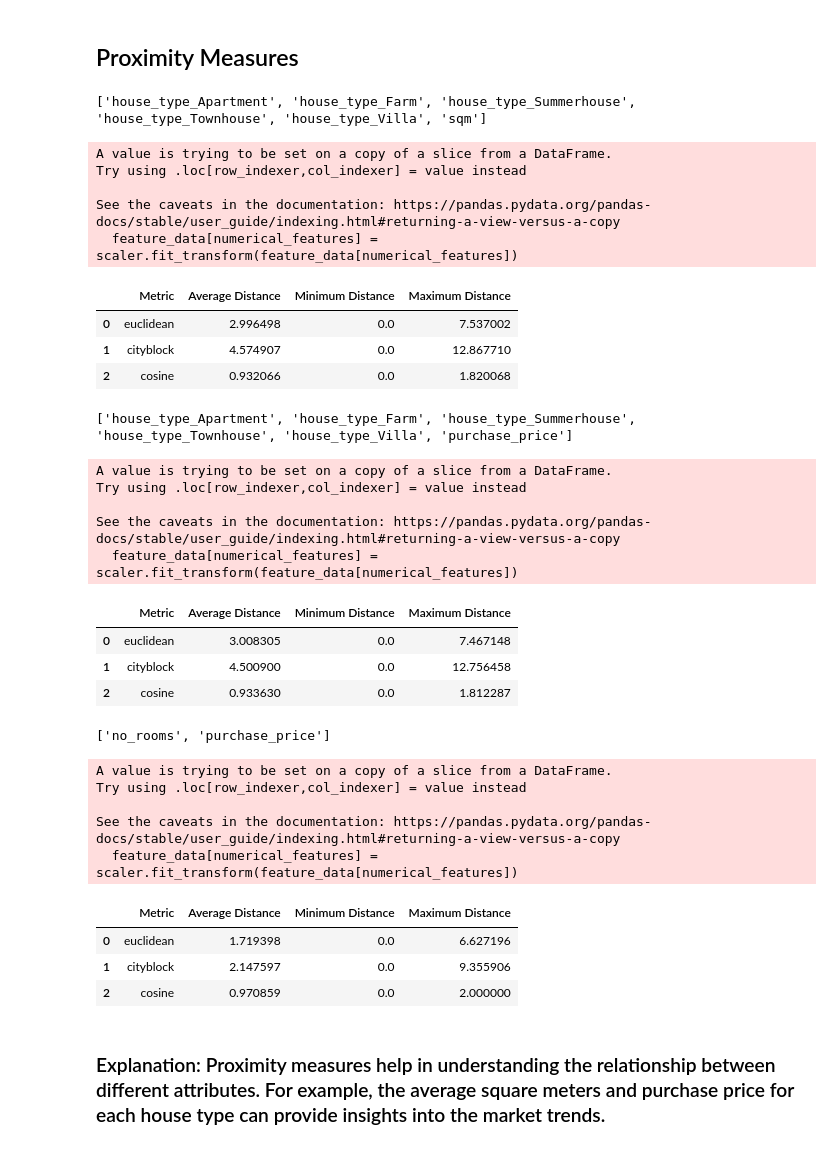
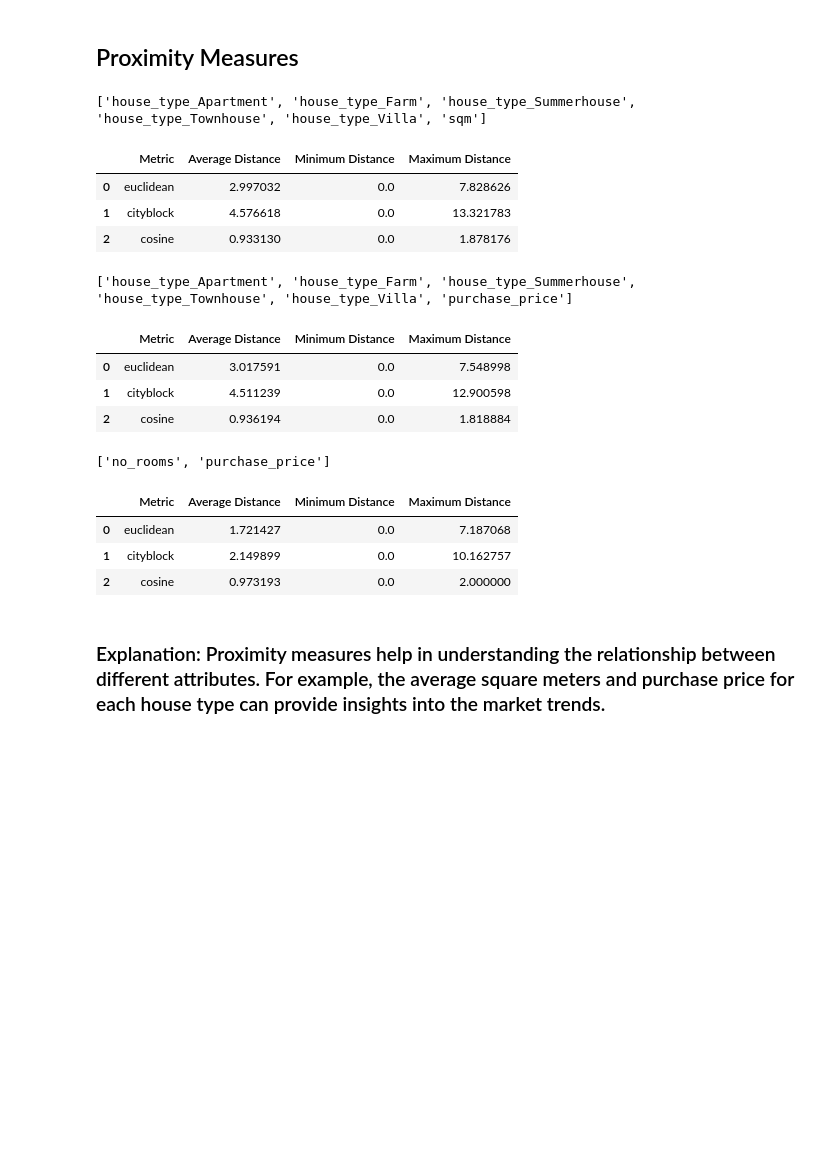
Before and after one commit to shrikant131/FeatureEngineering, a Jupyter notebook: feature_engineering1.ipynb, the cells around one changed output. Cells and saved outputs as stored; diff of their text form; code cells hidden in the pictures; blank space fills up the shorter version.

```diff
--- a/feature_engineering1.ipynb
+++ b/feature_engineering1.ipynb
@@ -242,15 +244,15 @@ def calculate_proximity(df, feature1, feature2, metrics=['euclidean', 'cityblock
         A dictionary containing proximity matrices for each metric.
     """
 
-    # Select a random sample of 1000 rows (or adjust as needed)
-    subset_df = df.sample(n=1000)
+    subset_df = df.sample(n=10000)
 
-    # Handle missing values
+    # Handle missing values (using np.issubdtype instead of np.number)
     for col in [feature1, feature2]:
-        if subset_df[col].dtype in [np.number]:
+        if np.issubdtype(subset_df[col].dtype, np.number):  # Changed type check
             subset_df[col] = subset_df[col].fillna(subset_df[col].mean())
         else:
             subset_df[col] = subset_df[col].fillna(subset_df[col].mode()[0])
+
 
     # One-hot encode categorical features
     categorical_features = [feature1, feature2]
@@ -280,68 +282,60 @@ def calculate_proximity(df, feature1, feature2, metrics=['euclidean', 'cityblock
     else:
         features_to_consider.append(encoded_feature2_name)
 
-    feature_data = subset_df[features_to_consider]
+    #The line below had an extra space causing the indentation error. Removed it.
+    feature_data = subset_df[features_to_consider].copy()  # Create a copy
+
+    # Scale numerical features (using .loc for assignment)
+    scaler = StandardScaler()
+    numerical_features = feature_data.select_dtypes(include=[np.number]).columns
+    feature_data.loc[:, numerical_features] = scaler.fit_transform(feature_data[numerical_features])  # Using .loc
+
     print(features_to_consider)
 
     # Scale numerical features (if necessary)
     scaler = StandardScaler()
     numerical_features = feature_data.select_dtypes(include=[np.number]).columns
     feature_data[numerical_features] = scaler.fit_transform(feature_data[numerical_features])
 
     # Calculate proximity measures and visualize
     proximity_results = {}
     for metric in metrics:
         distances = pairwise_distances(feature_data, metric=metric)
         proximity_results[metric] = distances
 
     # Summary table
     summary_df = pd.DataFrame({
         'Metric': metrics,
         'Average Distance': [np.nanmean(proximity_results[metric]) for metric in metrics],
         'Minimum Distance': [np.nanmin(proximity_results[metric]) for metric in metrics],
         'Maximum Distance': [np.nanmax(proximity_results[metric]) for metric in metrics]
     })
     display(summary_df)
 
     return proximity_results
 
 
 proximity_results = calculate_proximity(df, 'house_type', 'sqm')
 
 proximity_results = calculate_proximity(df, 'house_type', 'purchase_price')
 
 proximity_results = calculate_proximity(df, 'no_rooms', 'purchase_price')
 # %% [output]
 ['house_type_Apartment', 'house_type_Farm', 'house_type_Summerhouse', 'house_type_Townhouse', 'house_type_Villa', 'sqm']
+|  | Metric | Average Distance | Minimum Distance | Maximum Distance |
+| 0 | euclidean | 2.997032 | 0.0 | 7.828626 |
+| 1 | cityblock | 4.576618 | 0.0 | 13.321783 |
+| 2 | cosine | 0.933130 | 0.0 | 1.878176 |
-A value is trying to be set on a copy of a slice from a DataFrame.
-Try using .loc[row_indexer,col_indexer] = value instead
-
-See the caveats in the documentation: https://pandas.pydata.org/pandas-docs/stable/user_guide/indexing.html#returning-a-view-versus-a-copy
-  feature_data[numerical_features] = scaler.fit_transform(feature_data[numerical_features])
+['house_type_Apartment', 'house_type_Farm', 'house_type_Summerhouse', 'house_type_Townhouse', 'house_type_Villa', 'purchase_price']
-|  | Metric | Average Distance | Minimum Distance | Maximum Distance |
-| 0 | euclidean | 2.996498 | 0.0 | 7.537002 |
-| 1 | cityblock | 4.574907 | 0.0 | 12.867710 |
-| 2 | cosine | 0.932066 | 0.0 | 1.820068 |
+|  | Metric | Average Distance | Minimum Distance | Maximum Distance |
+| 0 | euclidean | 3.017591 | 0.0 | 7.548998 |
+| 1 | cityblock | 4.511239 | 0.0 | 12.900598 |
+| 2 | cosine | 0.936194 | 0.0 | 1.818884 |
-['house_type_Apartment', 'house_type_Farm', 'house_type_Summerhouse', 'house_type_Townhouse', 'house_type_Villa', 'purchase_price']
+['no_rooms', 'purchase_price']
-A value is trying to be set on a copy of a slice from a DataFrame.
-Try using .loc[row_indexer,col_indexer] = value instead
-
-See the caveats in the documentation: https://pandas.pydata.org/pandas-docs/stable/user_guide/indexing.html#returning-a-view-versus-a-copy
-  feature_data[numerical_features] = scaler.fit_transform(feature_data[numerical_features])
-|  | Metric | Average Distance | Minimum Distance | Maximum Distance |
-| 0 | euclidean | 3.008305 | 0.0 | 7.467148 |
-| 1 | cityblock | 4.500900 | 0.0 | 12.756458 |
-| 2 | cosine | 0.933630 | 0.0 | 1.812287 |
-['no_rooms', 'purchase_price']
-A value is trying to be set on a copy of a slice from a DataFrame.
-Try using .loc[row_indexer,col_indexer] = value instead
-
-See the caveats in the documentation: https://pandas.pydata.org/pandas-docs/stable/user_guide/indexing.html#returning-a-view-versus-a-copy
-  feature_data[numerical_features] = scaler.fit_transform(feature_data[numerical_features])
 |  | Metric | Average Distance | Minimum Distance | Maximum Distance |
-| 0 | euclidean | 1.719398 | 0.0 | 6.627196 |
-| 1 | cityblock | 2.147597 | 0.0 | 9.355906 |
-| 2 | cosine | 0.970859 | 0.0 | 2.000000 |
+| 0 | euclidean | 1.721427 | 0.0 | 7.187068 |
+| 1 | cityblock | 2.149899 | 0.0 | 10.162757 |
+| 2 | cosine | 0.973193 | 0.0 | 2.000000 |
 # %% [markdown]
 ### Explanation: Proximity measures help in understanding the relationship between different attributes. For example, the average square meters and purchase price for each house type can provide insights into the market trends.
 # %% [markdown]
```
Also changed, not shown: parts of 10 cells of this notebook.
